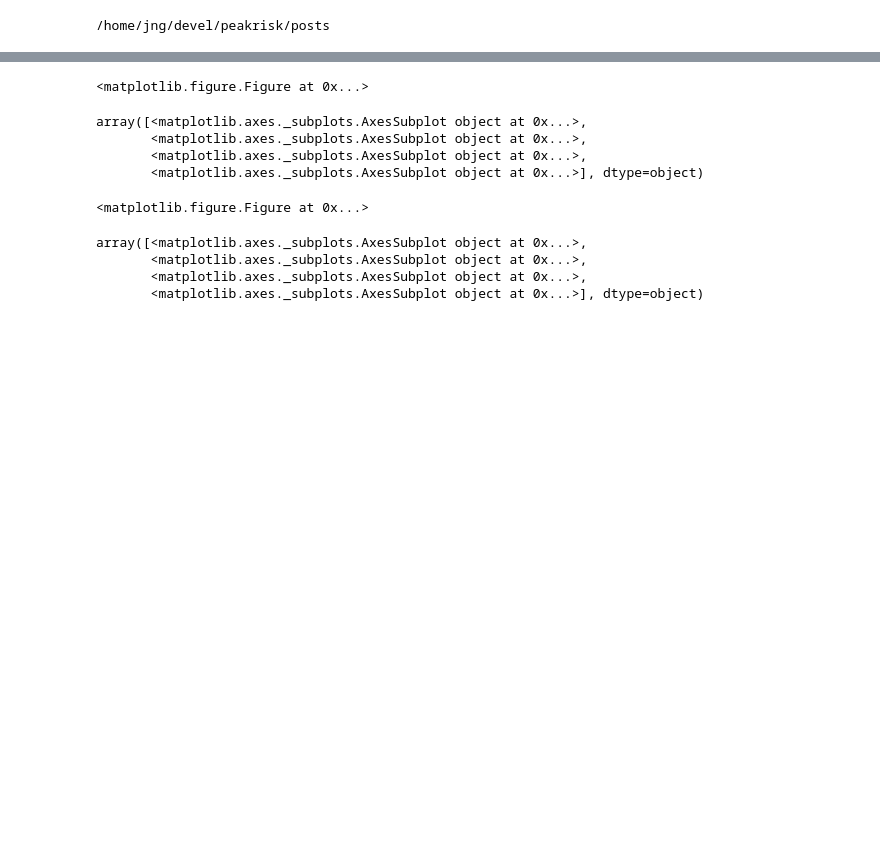
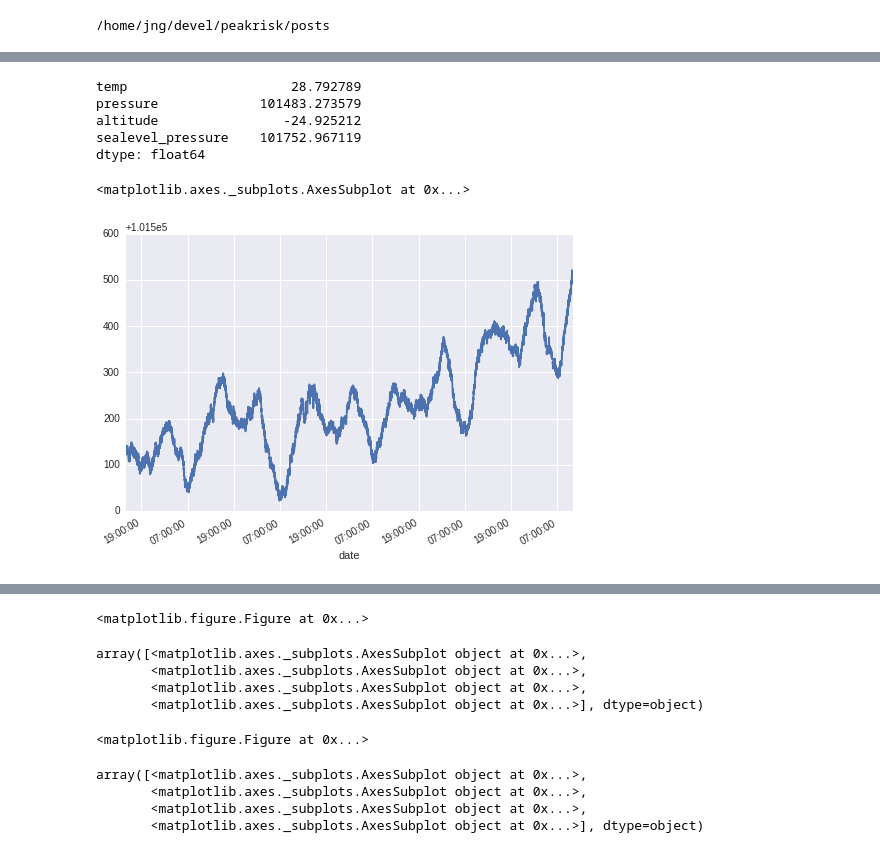
Before and after one commit to peakrisk/peakrisk, a Jupyter notebook: posts/weather-station.ipynb, the cells around one changed output, grey strips where cells are left out. Saved outputs shown, nothing was run; the diff lists cells and outputs as text; code cells hidden in the pictures; blank space fills up the shorter version.

```diff
--- a/posts/weather-station.ipynb
+++ b/posts/weather-station.ipynb
@@ -49,0 +49,14 @@ data.temp[data.temp < 50.0].plot()
+# %%
+def spot_outliers(series):
+
+    delta = series - series.shift()
+
+    mean = series.mean()
+    print(mean)
+    std = series.std()
+
+    return delta.abs() > std
+
+mask = spot_outliers(data.temp)
+
+spot_outliers(data).altitude.value_counts()
@@ -49,0 +73,10 @@ data.temp[data.temp < 50.0].plot()
+# %%
+data[~spot_outliers(data)].sealevel_pressure.plot()
+# %% [output]
+temp                     28.792789
+pressure             101483.273579
+altitude                -24.925212
+sealevel_pressure    101752.967119
+dtype: float64
+<matplotlib.axes._subplots.AxesSubplot at 0x...>
+[figure, added]
```
Also changed, not shown: parts of 24 cells of this notebook.
